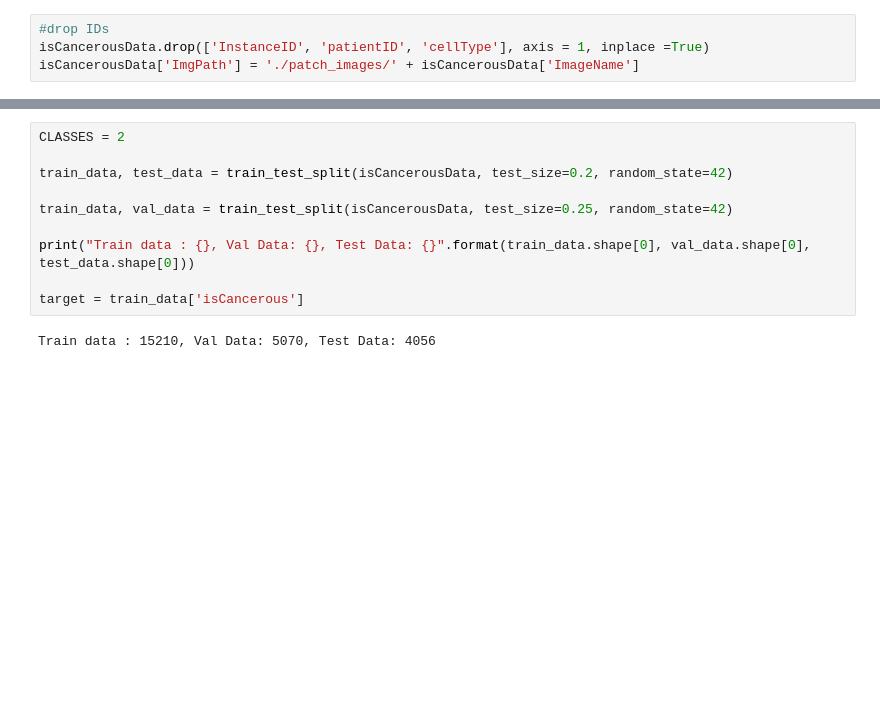
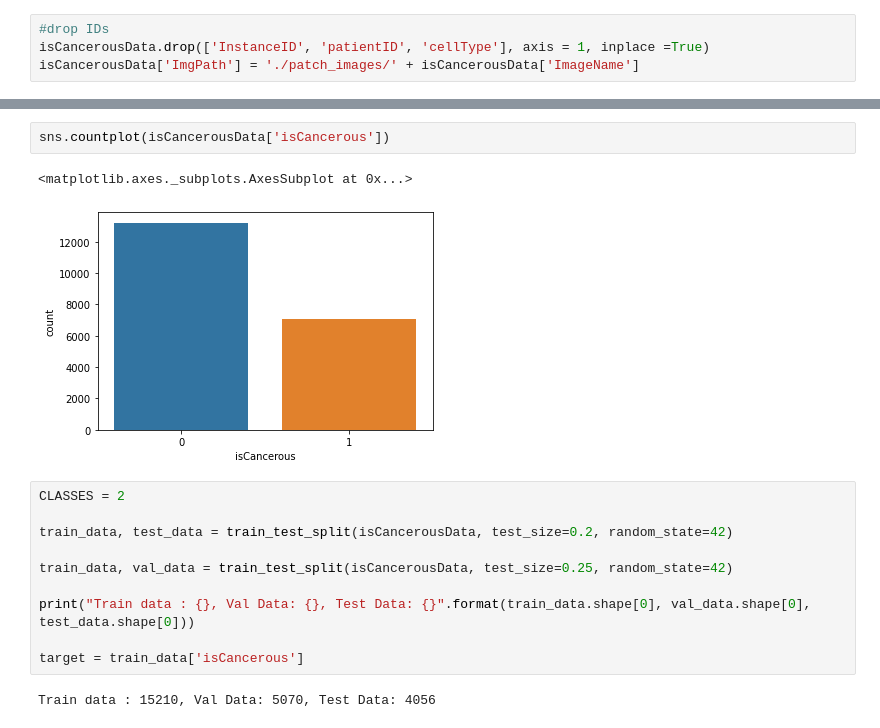
Before and after one commit to s3781183/machine_learning_A2, a Jupyter notebook: isCancerous.ipynb, the cells around one changed output, grey strips where cells are left out. Cells and saved outputs as stored; diff of their text form; blank space fills up the shorter version.

```diff
--- a/isCancerous.ipynb
+++ b/isCancerous.ipynb
@@ -17,3 +40,8 @@ isCancerousData['ImgPath'] = './patch_images/' + isCancerousData['ImageName']
+# %%
+sns.countplot(isCancerousData['isCancerous'])
+# %% [output]
+<matplotlib.axes._subplots.AxesSubplot at 0x...>
+[figure, added]
 # %%
 CLASSES = 2
 
```
Also changed, not shown: parts of 9 cells of this notebook.
